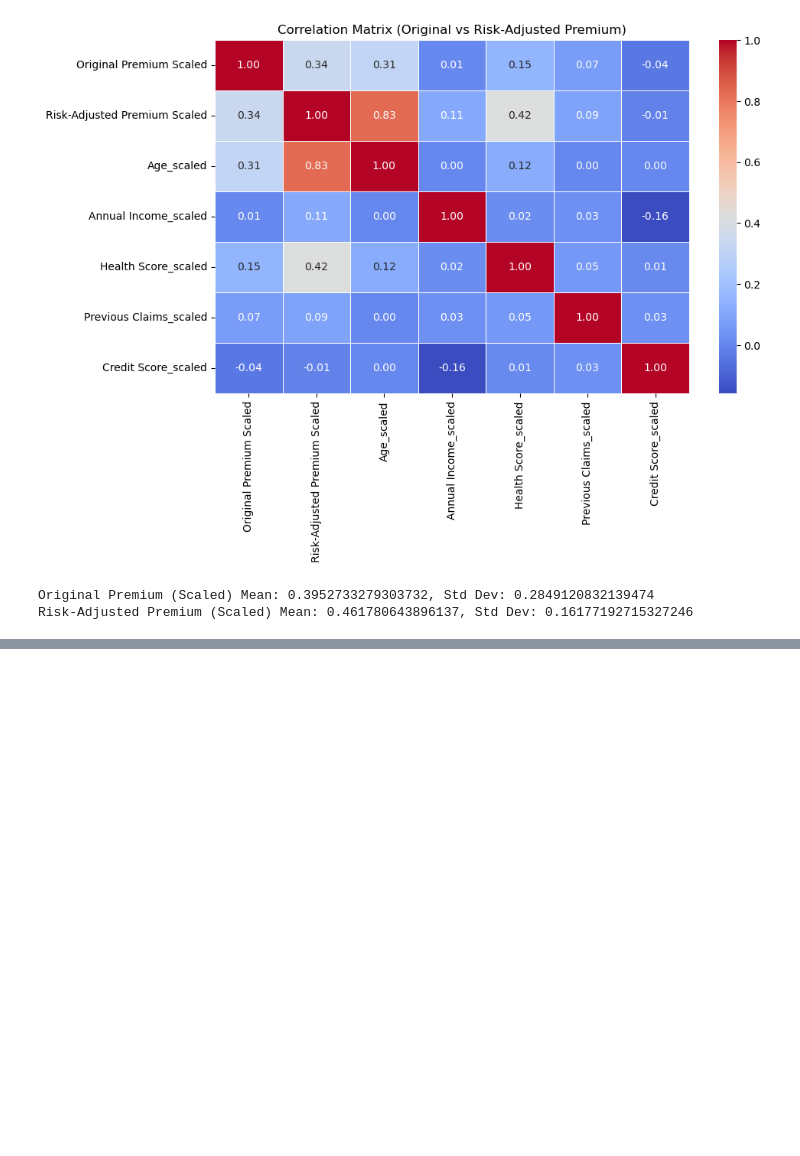
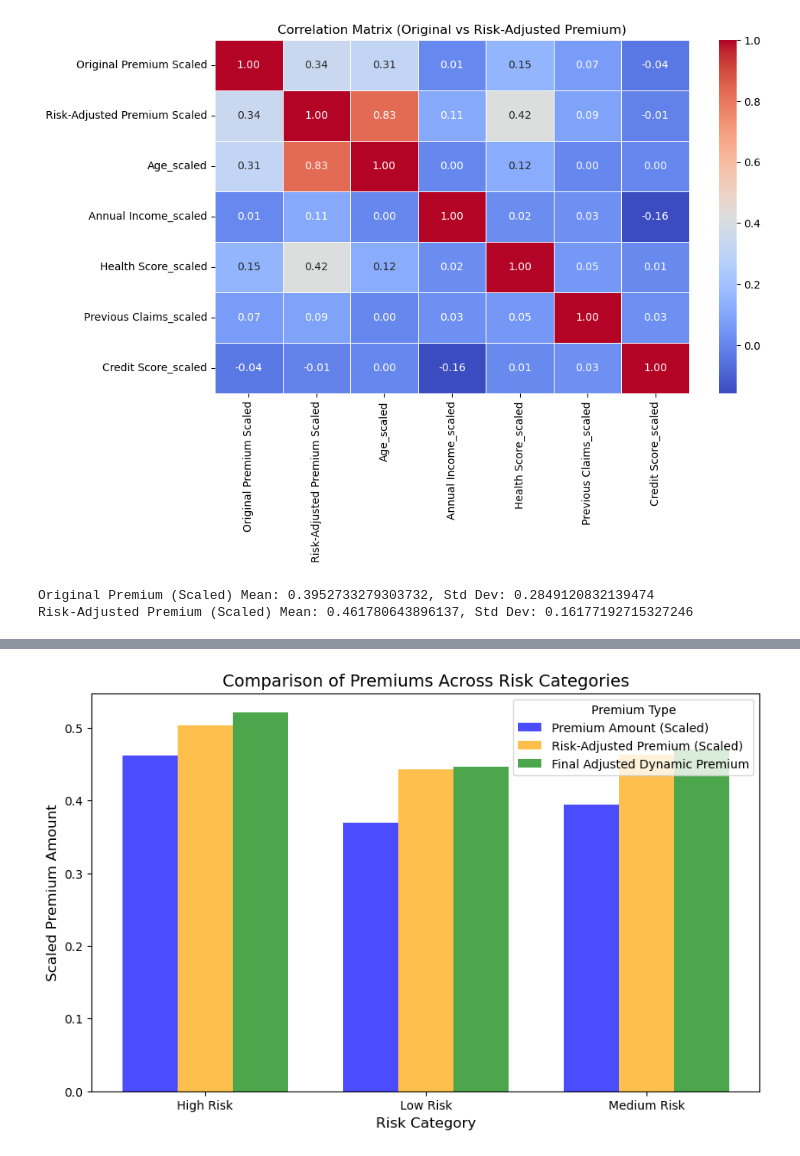
Before and after one commit to ra1croft/Acko_Insurance_Analysis, a Jupyter notebook: Acko_Insurance_Data.ipynb, the cells around one changed output, grey strips where cells are left out. Saved outputs shown, nothing was run; the diff lists cells and outputs as text; code cells hidden in the pictures; blank space fills up the shorter version.

```diff
--- a/Acko_Insurance_Data.ipynb
+++ b/Acko_Insurance_Data.ipynb
@@ -666,0 +822,38 @@ Risk-Adjusted Premium (Scaled) Mean: 0.461780643896137, Std Dev: 0.1617719271532
+# %%
+import numpy as np
+import matplotlib.pyplot as plt
+
+# Set figure size
+plt.figure(figsize=(10, 6))
+
+# Define bar width
+bar_width = 0.25
+
+# Risk Categories
+risk_categories = data["Risk Category"].unique()
+risk_categories.sort()
+
+# X-axis positions for each risk category
+x = np.arange(len(risk_categories))
+
+# Calculate means for each risk category
+premium_means = data.groupby("Risk Category")[
+    ["Premium Amount_scaled", "Risk-Adjusted Premium Scaled", "Final Adjusted Dynamic Premium"]
+].mean()
+
+# Plot each bar with transparency
+plt.bar(x - bar_width, premium_means["Premium Amount_scaled"], width=bar_width, alpha=0.7, label="Premium Amount (Scaled)", color="blue")
+plt.bar(x, premium_means["Risk-Adjusted Premium Scaled"], width=bar_width, alpha=0.7, label="Risk-Adjusted Premium (Scaled)", color="orange")
+plt.bar(x + bar_width, premium_means["Final Adjusted Dynamic Premium"], width=bar_width, alpha=0.7, label="Final Adjusted Dynamic Premium", color="green")
+
+# Labels & Titles
+plt.xlabel("Risk Category", fontsize=12)
+plt.ylabel("Scaled Premium Amount", fontsize=12)
+plt.title("Comparison of Premiums Across Risk Categories", fontsize=14)
+plt.xticks(x, risk_categories)  # Set X-ticks to risk category names
+plt.legend(title="Premium Type")
+
+# Show Plot
+plt.show()
+# %% [output]
+[figure, added]
```
Also changed, not shown: parts of 12 cells of this notebook.
